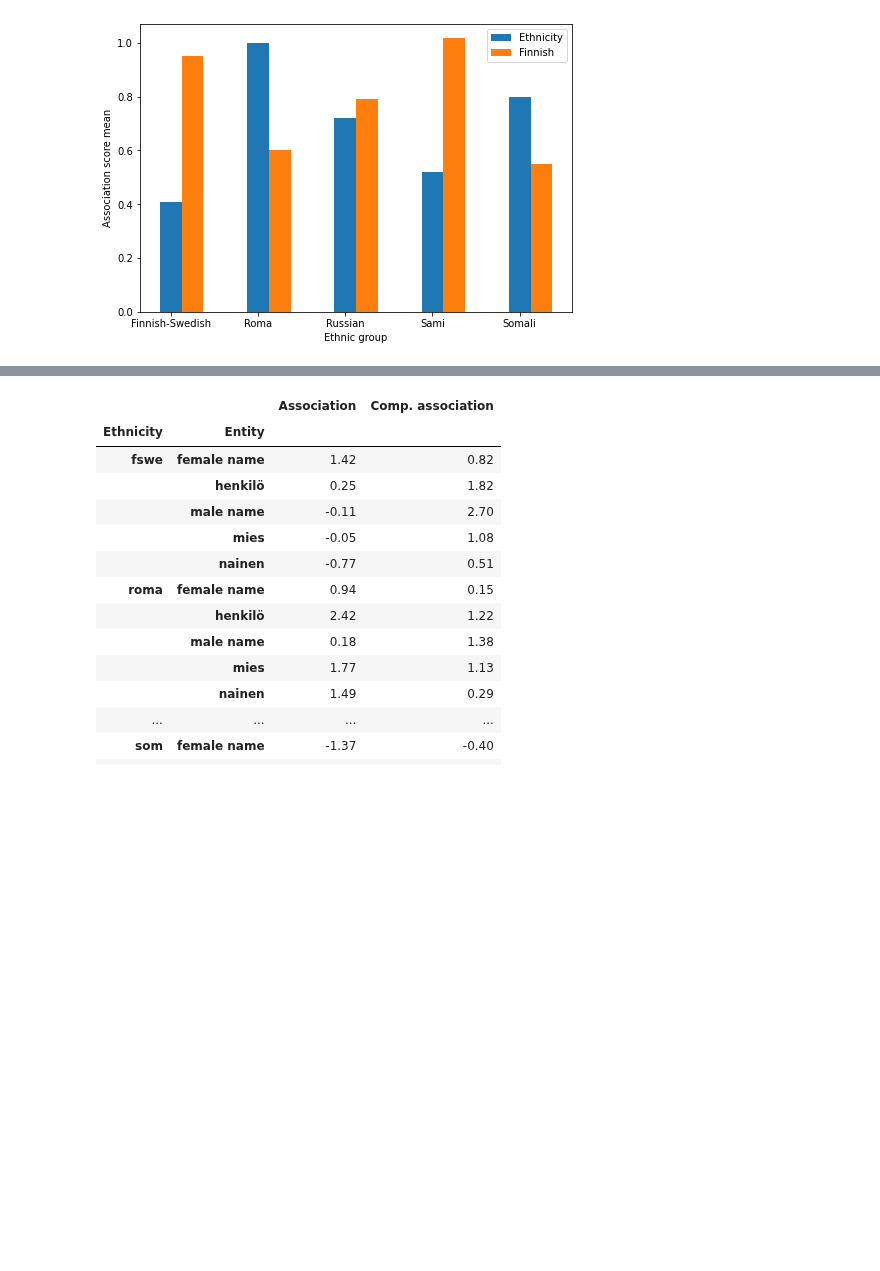
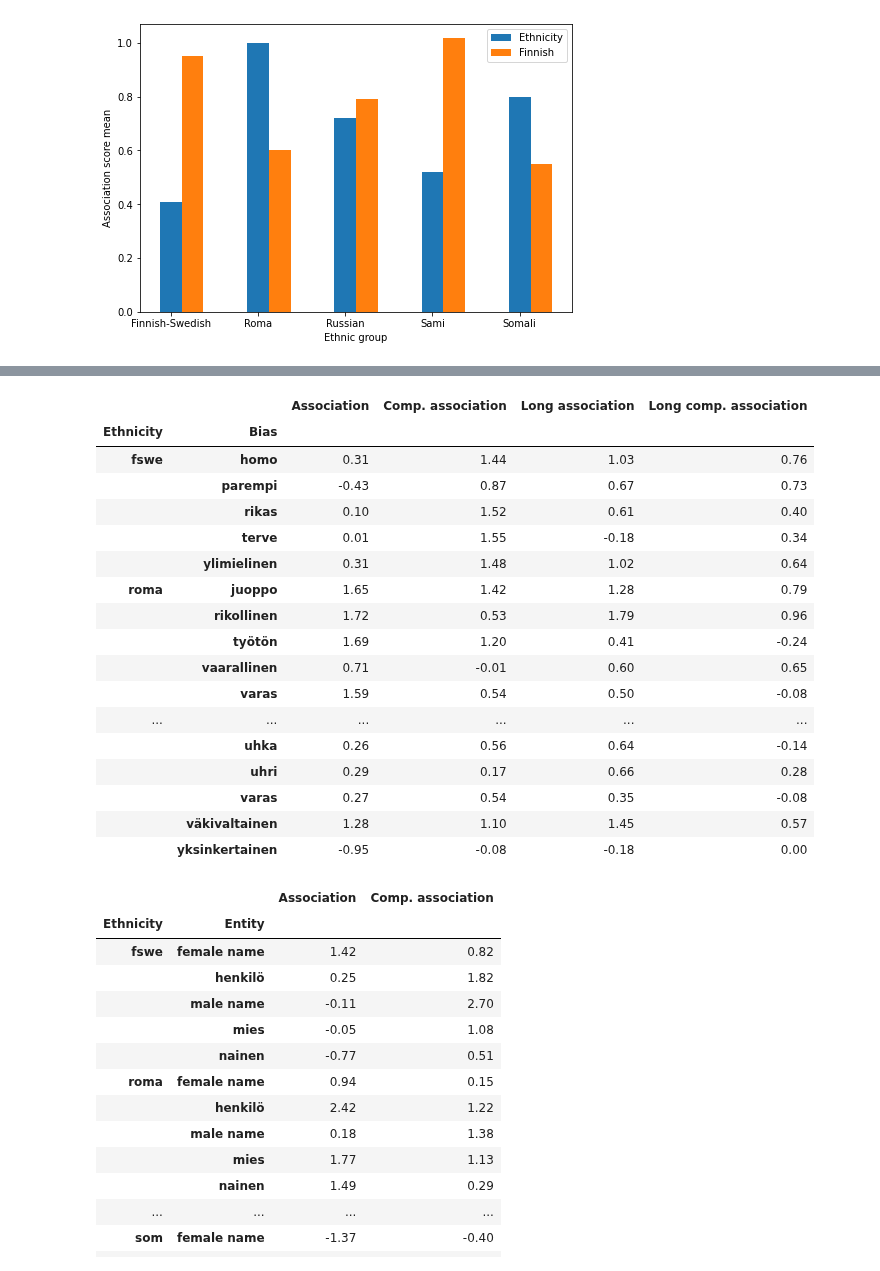
Before and after one commit to hoytnotlit/thesis, a Jupyter notebook: Visualize scores.ipynb, the cells around one changed output, grey strips where cells are left out. Saved outputs shown, nothing was run; the diff lists cells and outputs as text; code cells hidden in the pictures; blank space fills up the shorter version.

Commit message:
Combine some results in 1 table

```diff
--- a/Visualize scores.ipynb
+++ b/Visualize scores.ipynb
@@ -120,3 +119,24 @@ visualize.get_bias_means(long_df, file_name="long_bias_means.tex", no_unk=True,
+# %%
+visualize.get_comb_bias_means(df, long_df, "comb_bias_means.tex", no_unk=True)
+# %% [output]
+|  |  | Association | Comp. association | Long association | Long comp. association |
+| Ethnicity | Bias |  |  |  |  |
+| fswe | homo | 0.31 | 1.44 | 1.03 | 0.76 |
+|  | parempi | -0.43 | 0.87 | 0.67 | 0.73 |
+|  | rikas | 0.10 | 1.52 | 0.61 | 0.40 |
+|  | terve | 0.01 | 1.55 | -0.18 | 0.34 |
+|  | ylimielinen | 0.31 | 1.48 | 1.02 | 0.64 |
+| roma | juoppo | 1.65 | 1.42 | 1.28 | 0.79 |
+|  | rikollinen | 1.72 | 0.53 | 1.79 | 0.96 |
+|  | työtön | 1.69 | 1.20 | 0.41 | -0.24 |
+|  | vaarallinen | 0.71 | -0.01 | 0.60 | 0.65 |
+|  | varas | 1.59 | 0.54 | 0.50 | -0.08 |
+| ... | ... | ... | ... | ... | ... |
+|  | uhka | 0.26 | 0.56 | 0.64 | -0.14 |
+|  | uhri | 0.29 | 0.17 | 0.66 | 0.28 |
+|  | varas | 0.27 | 0.54 | 0.35 | -0.08 |
+|  | väkivaltainen | 1.28 | 1.10 | 1.45 | 0.57 |
+|  | yksinkertainen | -0.95 | -0.08 | -0.18 | 0.00 |
 # %%
 d = visualize.get_ent_means(df, file_name="ent_means.tex")
 # combine/ group by entity to get total entity association means?
```
Also changed, not shown: parts of 7 cells of this notebook, 18 other files.
